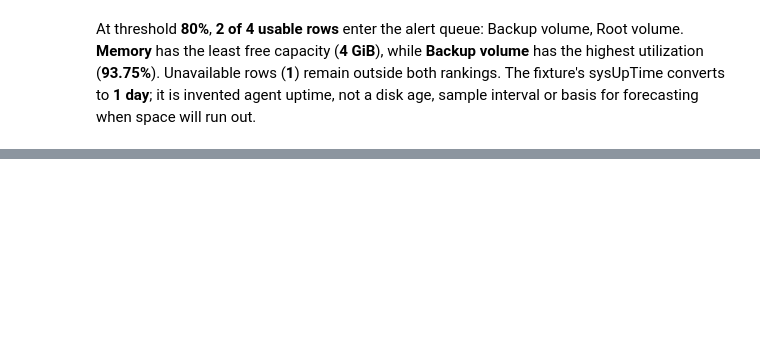
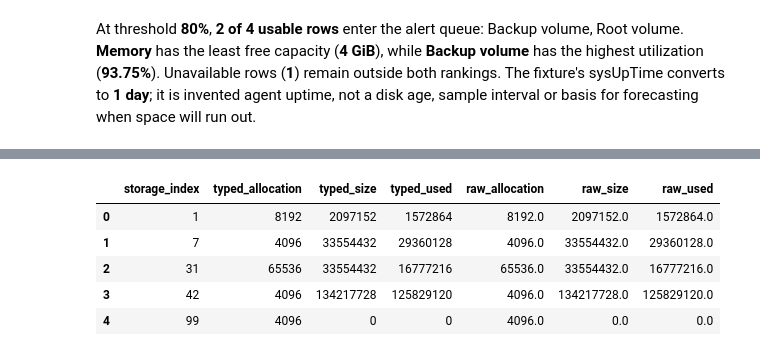
Before and after one commit to Query-farm/vgi-snmp, a Jupyter notebook: notebooks/01_storage_units_and_alert_thresholds.ipynb, the cells around one changed output, grey strips where cells are left out. Drawn from its saved outputs; the diff is of its cells as text; code cells hidden in the pictures; blank space fills up the shorter version.

Commit message:
Checkpoint unfinished SNMP notebook standardization [skip ci]

```diff
--- a/notebooks/01_storage_units_and_alert_thresholds.ipynb
+++ b/notebooks/01_storage_units_and_alert_thresholds.ipynb
@@ -66,0 +110,7 @@ DESCRIBE SELECT * FROM snmp.main.snmp_table('{{ AGENT }}','hrStorageTable',versi
+# %%
+mib_columns = connection.execute("SELECT * FROM mib_columns ORDER BY oid").df()
+resolved = connection.execute("SELECT * FROM column_oids ORDER BY declared_oid").df()
+assert len(mib_columns) == 7 and (resolved.declared_oid == resolved.resolved_oid).all()
+prose(
+    f"The loaded MIB declares **{len(mib_columns)} storage columns** and all symbolic names resolve to their declared numeric OIDs. Only **{int(mib_columns.units.notna().sum())}** column has an explicit UNITS value. The descriptions supply the allocation-count interpretation for size and used space; NULL metadata is not permission to discard units. These definitions exist even when a device does not populate a field."
+)
@@ -222,0 +283,35 @@ At threshold **80%**, **2 of 4 usable rows** enter the alert queue: Backup volum
+# %%
+%%sql
+CREATE TABLE raw_walk AS SELECT oid,object,instance,type,value,value_int
+FROM snmp.main.snmp_walk('{{ AGENT }}','hrStorageTable',version:='2c',community:='public',
+ max_repetitions:=2,timeout:=2,retries:=0);
+CREATE TABLE walk_named AS
+SELECT w.*,snmp.main.snmp_oid_name(w.oid) AS resolved_name
+FROM raw_walk w;
+CREATE TABLE presence AS
+SELECT s.hrStorageIndex AS storage_index,s.hrStorageDescr AS storage,m.name,m.oid AS column_oid,
+ w.oid AS observed_oid,w.value,w.value_int,
+ CASE WHEN w.oid IS NULL THEN 'absent'
+ WHEN w.value_int=0 THEN 'present zero' ELSE 'present' END AS observation
+FROM storage_raw s CROSS JOIN mib_columns m
+LEFT JOIN walk_named w ON w.oid=m.oid||'.'||s._index;
+CREATE TABLE raw_comparison AS
+SELECT s.hrStorageIndex AS storage_index,s.hrStorageAllocationUnits AS typed_allocation,
+ s.hrStorageSize AS typed_size,s.hrStorageUsed AS typed_used,
+ max(w.value_int) FILTER(WHERE w.object='hrStorageAllocationUnits') AS raw_allocation,
+ max(w.value_int) FILTER(WHERE w.object='hrStorageSize') AS raw_size,
+ max(w.value_int) FILTER(WHERE w.object='hrStorageUsed') AS raw_used
+FROM storage_raw s JOIN walk_named w ON w.instance=s._index
+GROUP BY s.hrStorageIndex,s.hrStorageAllocationUnits,s.hrStorageSize,s.hrStorageUsed;
+SELECT name,observation,count(*) AS instances FROM presence GROUP BY name,observation ORDER BY name,observation;
+SELECT oid,resolved_name,type,value_int FROM walk_named
+WHERE object IN ('hrStorageAllocationUnits','hrStorageSize','hrStorageUsed') AND instance='99'
+ORDER BY string_split(oid,'.')::INTEGER[];
+SELECT * FROM raw_comparison ORDER BY storage_index;
+# %% [output]
+|  | storage_index | typed_allocation | typed_size | typed_used | raw_allocation | raw_size | raw_used |
+| 0 | 1 | 8192 | 2097152 | 1572864 | 8192.0 | 2097152.0 | 1572864.0 |
+| 1 | 7 | 4096 | 33554432 | 29360128 | 4096.0 | 33554432.0 | 29360128.0 |
+| 2 | 31 | 65536 | 33554432 | 16777216 | 65536.0 | 33554432.0 | 16777216.0 |
+| 3 | 42 | 4096 | 134217728 | 125829120 | 4096.0 | 134217728.0 | 125829120.0 |
+| 4 | 99 | 4096 | 0 | 0 | 4096.0 | 0.0 | 0.0 |
```
Also changed, not shown: parts of 24 cells of this notebook, 12 other files.
